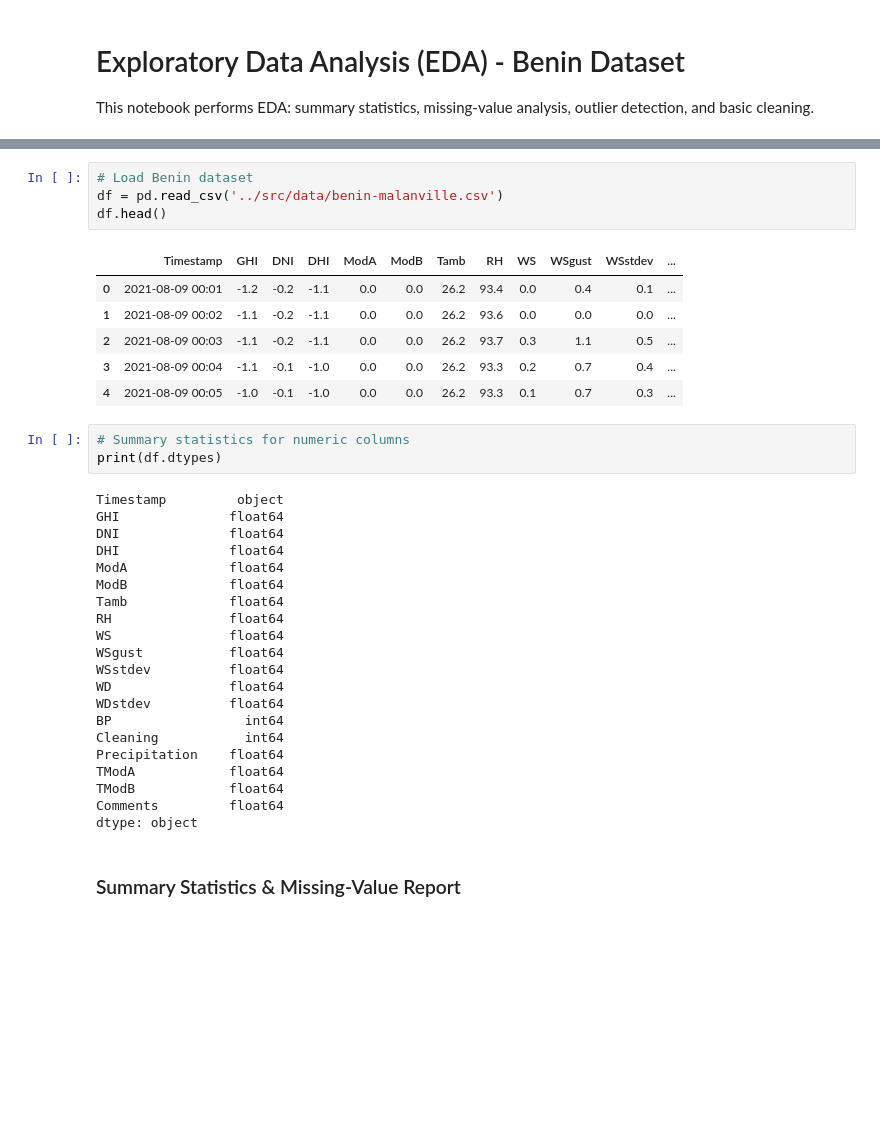
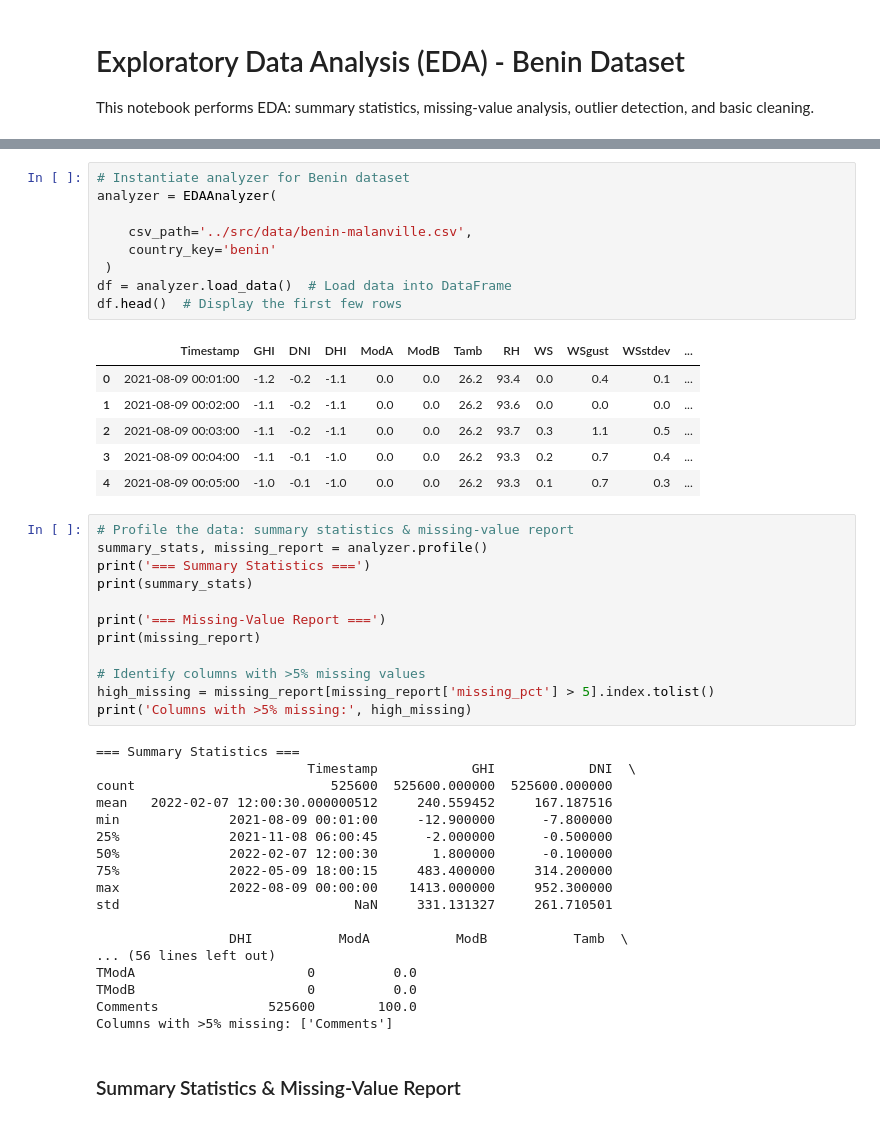
Before and after one commit to yohannesalex/solar-challenge-week1, a Jupyter notebook: notebooks/benin_eda.ipynb, the cells around one changed output, grey strips where cells are left out. Cells and saved outputs as stored; diff of their text form; blank space fills up the shorter version.

```diff
--- a/notebooks/benin_eda.ipynb
+++ b/notebooks/benin_eda.ipynb
@@ -10,37 +12,48 @@ import os
 # %%
-# Load Benin dataset
-df = pd.read_csv('../src/data/benin-malanville.csv')
-df.head()
+# Instantiate analyzer for Benin dataset
+analyzer = EDAAnalyzer(
+
+    csv_path='../src/data/benin-malanville.csv',
+    country_key='benin'
+ )
+df = analyzer.load_data()  # Load data into DataFrame
+df.head()  # Display the first few rows
 # %% [output]
 |  | Timestamp | GHI | DNI | DHI | ModA | ModB | Tamb | RH | WS | WSgust | WSstdev | ... |
-| 0 | 2021-08-09 00:01 | -1.2 | -0.2 | -1.1 | 0.0 | 0.0 | 26.2 | 93.4 | 0.0 | 0.4 | 0.1 | ... |
-| 1 | 2021-08-09 00:02 | -1.1 | -0.2 | -1.1 | 0.0 | 0.0 | 26.2 | 93.6 | 0.0 | 0.0 | 0.0 | ... |
-| 2 | 2021-08-09 00:03 | -1.1 | -0.2 | -1.1 | 0.0 | 0.0 | 26.2 | 93.7 | 0.3 | 1.1 | 0.5 | ... |
-| 3 | 2021-08-09 00:04 | -1.1 | -0.1 | -1.0 | 0.0 | 0.0 | 26.2 | 93.3 | 0.2 | 0.7 | 0.4 | ... |
-| 4 | 2021-08-09 00:05 | -1.0 | -0.1 | -1.0 | 0.0 | 0.0 | 26.2 | 93.3 | 0.1 | 0.7 | 0.3 | ... |
+| 0 | 2021-08-09 00:01:00 | -1.2 | -0.2 | -1.1 | 0.0 | 0.0 | 26.2 | 93.4 | 0.0 | 0.4 | 0.1 | ... |
+| 1 | 2021-08-09 00:02:00 | -1.1 | -0.2 | -1.1 | 0.0 | 0.0 | 26.2 | 93.6 | 0.0 | 0.0 | 0.0 | ... |
+| 2 | 2021-08-09 00:03:00 | -1.1 | -0.2 | -1.1 | 0.0 | 0.0 | 26.2 | 93.7 | 0.3 | 1.1 | 0.5 | ... |
+| 3 | 2021-08-09 00:04:00 | -1.1 | -0.1 | -1.0 | 0.0 | 0.0 | 26.2 | 93.3 | 0.2 | 0.7 | 0.4 | ... |
+| 4 | 2021-08-09 00:05:00 | -1.0 | -0.1 | -1.0 | 0.0 | 0.0 | 26.2 | 93.3 | 0.1 | 0.7 | 0.3 | ... |
 # %%
-# Summary statistics for numeric columns
-print(df.dtypes)
+# Profile the data: summary statistics & missing-value report
+summary_stats, missing_report = analyzer.profile()
+print('=== Summary Statistics ===')
+print(summary_stats)
+
+print('=== Missing-Value Report ===')
+print(missing_report)
+
+# Identify columns with >5% missing values
+high_missing = missing_report[missing_report['missing_pct'] > 5].index.tolist()
+print('Columns with >5% missing:', high_missing)
 # %% [output]
-Timestamp         object
-GHI              float64
-DNI              float64
-DHI              float64
-ModA             float64
-ModB             float64
-Tamb             float64
-RH               float64
-WS               float64
-WSgust           float64
-WSstdev          float64
-WD               float64
-WDstdev          float64
-BP                 int64
-Cleaning           int64
-Precipitation    float64
-TModA            float64
-TModB            float64
-Comments         float64
-dtype: object
+=== Summary Statistics ===
+                           Timestamp            GHI            DNI  \
+count                         525600  525600.000000  525600.000000
+mean   2022-02-07 12:00:30.000000512     240.559452     167.187516
+min              2021-08-09 00:01:00     -12.900000      -7.800000
+25%              2021-11-08 06:00:45      -2.000000      -0.500000
+50%              2022-02-07 12:00:30       1.800000      -0.100000
+75%              2022-05-09 18:00:15     483.400000     314.200000
+max              2022-08-09 00:00:00    1413.000000     952.300000
+std                              NaN     331.131327     261.710501
+
+                 DHI           ModA           ModB           Tamb  \
+... (56 lines left out)
+TModA                      0          0.0
+TModB                      0          0.0
+Comments              525600        100.0
+Columns with >5% missing: ['Comments']
 # %% [markdown]
 ### Summary Statistics & Missing-Value Report
```
Also changed, not shown: parts of 13 cells of this notebook, 4 other files.
